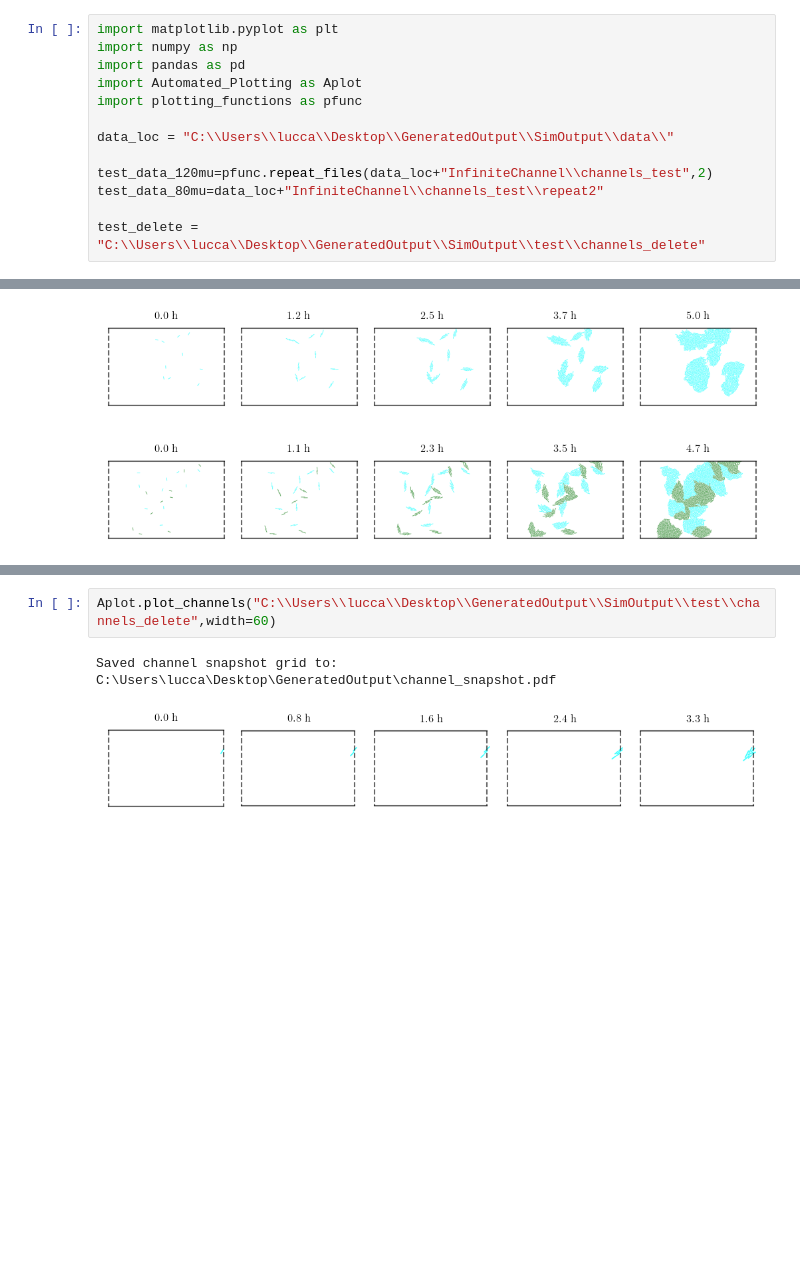
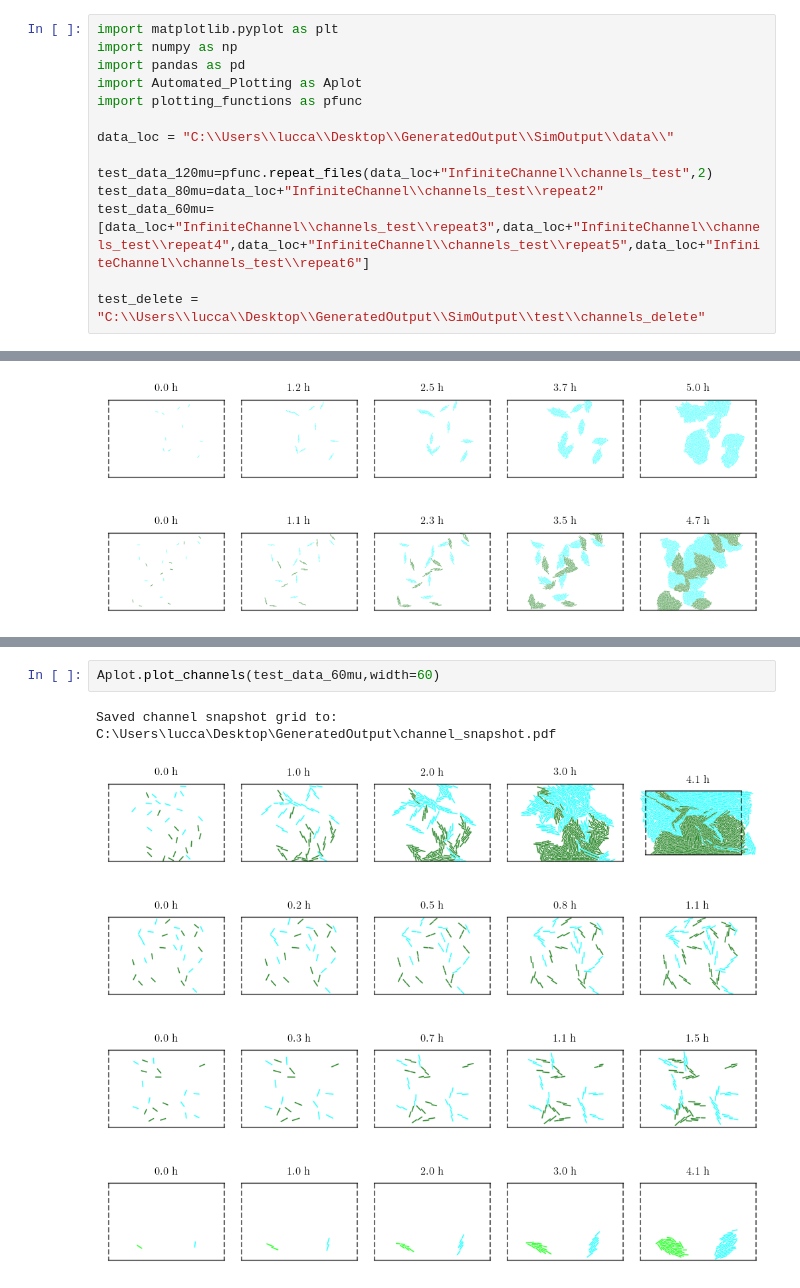
Before and after one commit to luccajohannleal-maker/Friction_Biofilms, a Jupyter notebook: Analysis/Channel_analysis.ipynb, the cells around one changed output, grey strips where cells are left out. Cells and saved outputs as stored; diff of their text form; blank space fills up the shorter version.

```diff
--- a/Analysis/Channel_analysis.ipynb
+++ b/Analysis/Channel_analysis.ipynb
@@ -9,5 +9,6 @@ data_loc = "C:\\Users\\lucca\\Desktop\\GeneratedOutput\\SimOutput\\data\\"
 
 test_data_120mu=pfunc.repeat_files(data_loc+"InfiniteChannel\\channels_test",2)
 test_data_80mu=data_loc+"InfiniteChannel\\channels_test\\repeat2"
+test_data_60mu=[data_loc+"InfiniteChannel\\channels_test\\repeat3",data_loc+"InfiniteChannel\\channels_test\\repeat4",data_loc+"InfiniteChannel\\channels_test\\repeat5",data_loc+"InfiniteChannel\\channels_test\\repeat6"]
 
 test_delete = "C:\\Users\\lucca\\Desktop\\GeneratedOutput\\SimOutput\\test\\channels_delete"
@@ -24,5 +27,5 @@ Saved channel snapshot grid to: C:\Users\lucca\Desktop\GeneratedOutput\channel_s
 # %%
-Aplot.plot_channels("C:\\Users\\lucca\\Desktop\\GeneratedOutput\\SimOutput\\test\\channels_delete",width=60)
+Aplot.plot_channels(test_data_60mu,width=60)
 # %% [output]
 Saved channel snapshot grid to: C:\Users\lucca\Desktop\GeneratedOutput\channel_snapshot.pdf
-[figure, old version]
+[figure, new version]
```
Also changed, not shown: parts of 3 cells of this notebook, 5 other files.
